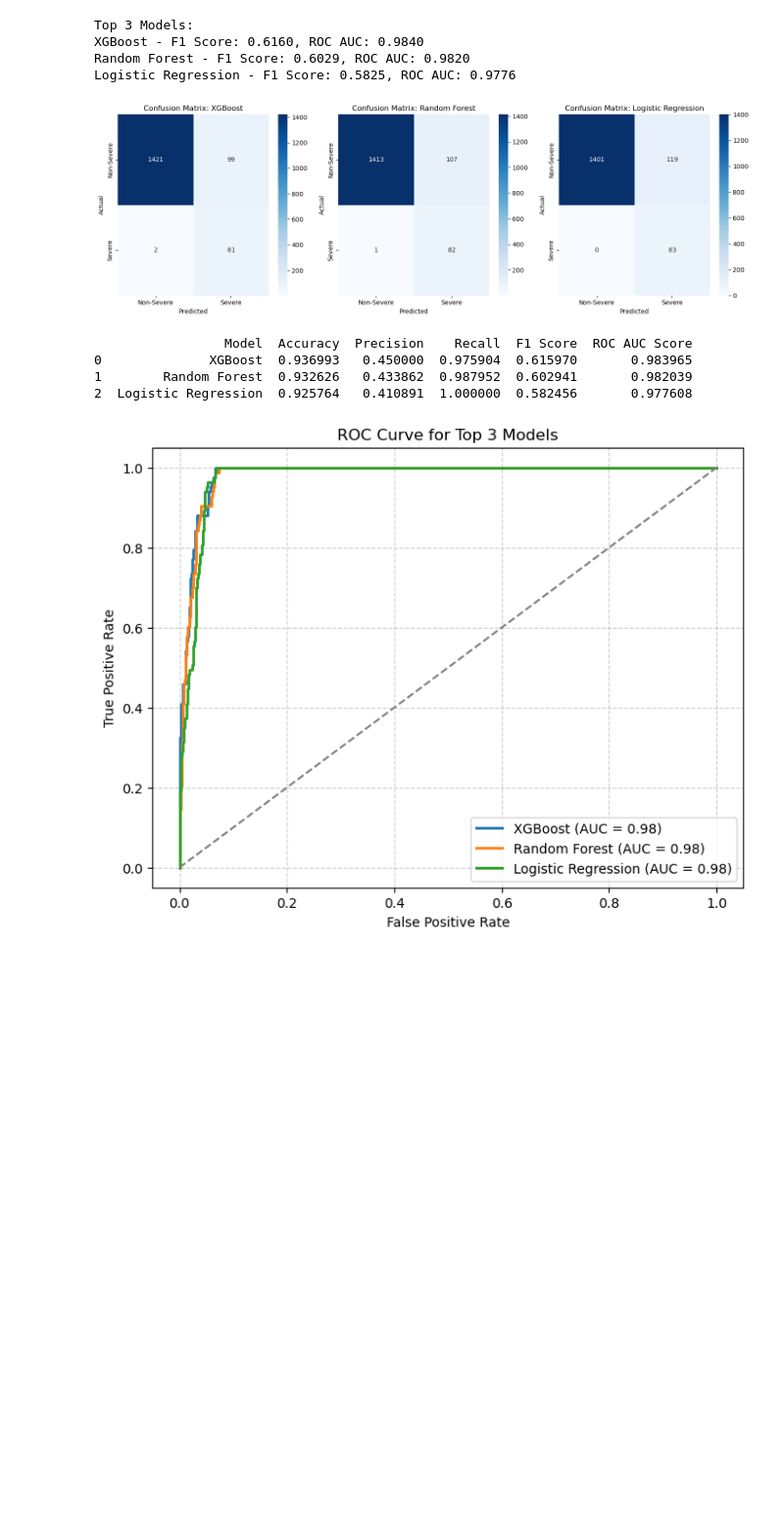
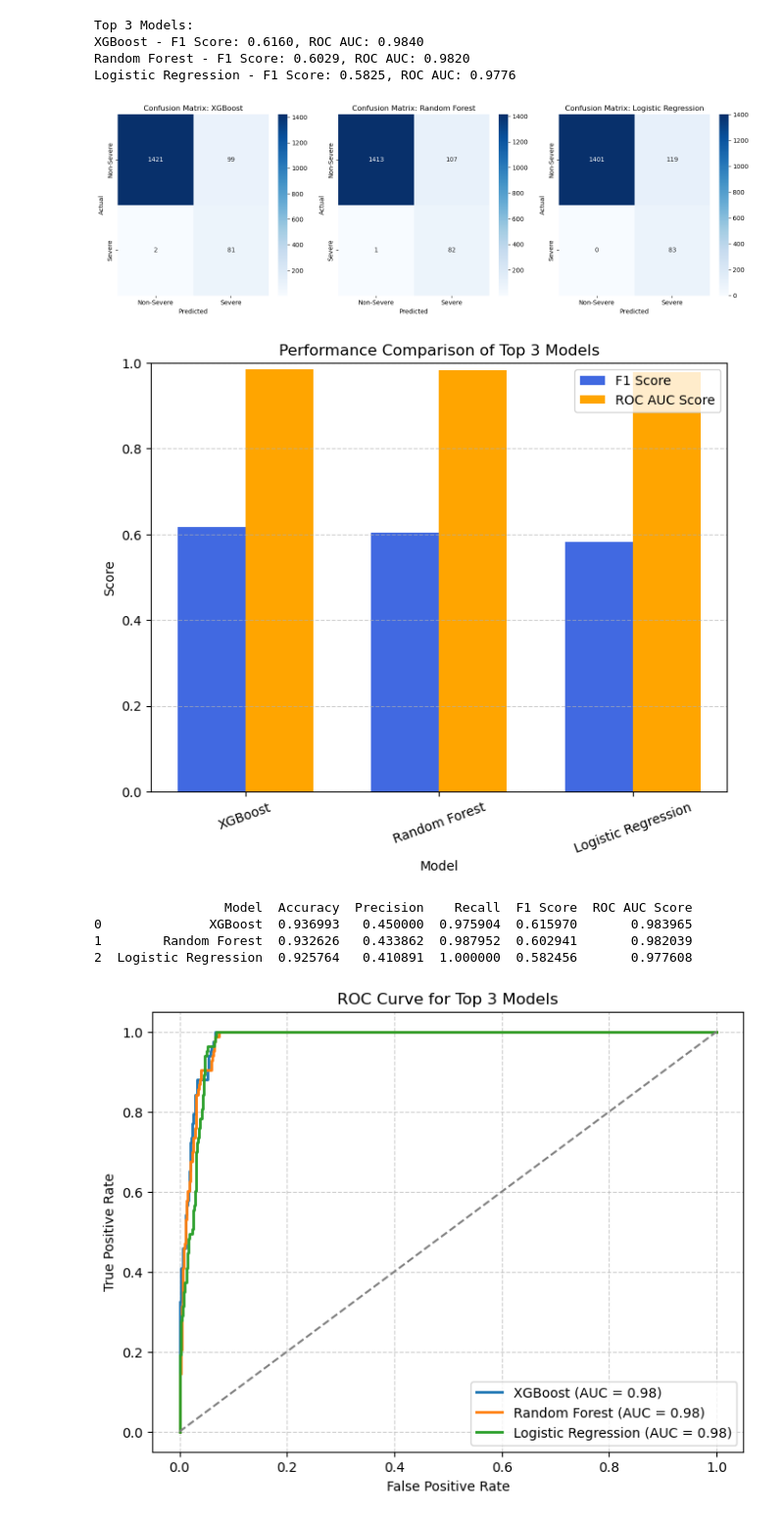
Before and after one commit to blasterniraj/disaster_prediction, a Jupyter notebook: Earthquake Prediction/1st.ipynb, the cells around one changed output. Shown at 98% size. Cells and saved outputs as stored; diff of their text form; code cells hidden in the pictures; blank space fills up the shorter version.

```diff
--- a/Earthquake/1st.ipynb
+++ b/Earthquake Prediction/1st.ipynb
@@ -78,7 +78,8 @@ y = df[target]
 scaler = StandardScaler()
 X_scaled = scaler.fit_transform(X)
 
-X_train, X_test, y_train, y_test = train_test_split(X_scaled, y, test_size=0.2, random_state=42)
+X_train, X_test,
+y_train, y_test = train_test_split(X_scaled, y, test_size=0.2, random_state=42)
 
 model = RandomForestClassifier(n_estimators=100, random_state=42)
 model.fit(X_train, y_train)
@@ -369,6 +359,38 @@ XGBoost - F1 Score: 0.6160, ROC AUC: 0.9840
 Random Forest - F1 Score: 0.6029, ROC AUC: 0.9820
 Logistic Regression - F1 Score: 0.5825, ROC AUC: 0.9776
 [figure]
+# %%
+# Ensure 'results' is defined
+if 'results' not in globals():
+	raise NameError("The variable 'results' is not defined. Please execute the cell where 'results' is created before running this cell.")
+
+# Extract top 3 models based on F1 Score (already defined in previous code)
+top_3_models = sorted(results.items(), key=lambda x: x[1]['F1 Score'], reverse=True)[:3]
+
+# Extract model names, F1 scores, and ROC AUC scores
+model_names = [name for name, metrics in top_3_models]
+f1_scores = [metrics["F1 Score"] for _, metrics in top_3_models]
+roc_auc_scores = [metrics["ROC AUC Score"] for _, metrics in top_3_models]
+
+x = np.arange(len(model_names))
+
+# Plot bar graph
+plt.figure(figsize=(8, 6))
+bar_width = 0.35
+
+plt.bar(x - bar_width/2, f1_scores, bar_width, label="F1 Score", color='royalblue')
+plt.bar(x + bar_width/2, roc_auc_scores, bar_width, label="ROC AUC Score", color='orange')
+
+plt.xticks(x, model_names, rotation=20)
+plt.xlabel("Model")
+plt.ylabel("Score")
+plt.title("Performance Comparison of Top 3 Models")
+plt.legend()
+plt.grid(axis='y', linestyle='--', alpha=0.6)
+plt.ylim(0, 1)  # Ensure scores are within valid range (0-1)
+plt.show()
+# %% [output]
+[figure, added]
 # %%
 import pandas as pd
 import matplotlib.pyplot as plt
```
Also changed, not shown: parts of 1 cell of this notebook, 9 other files.
